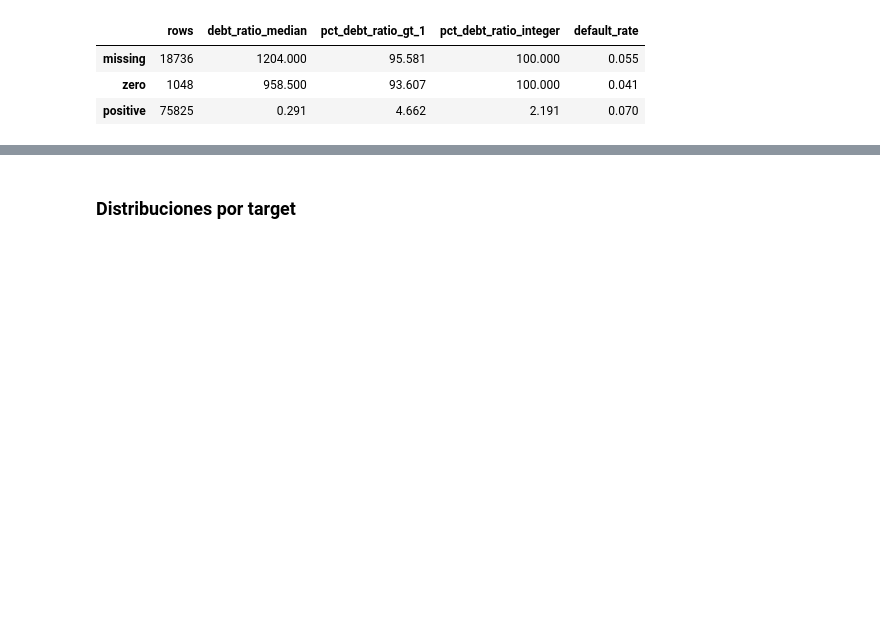
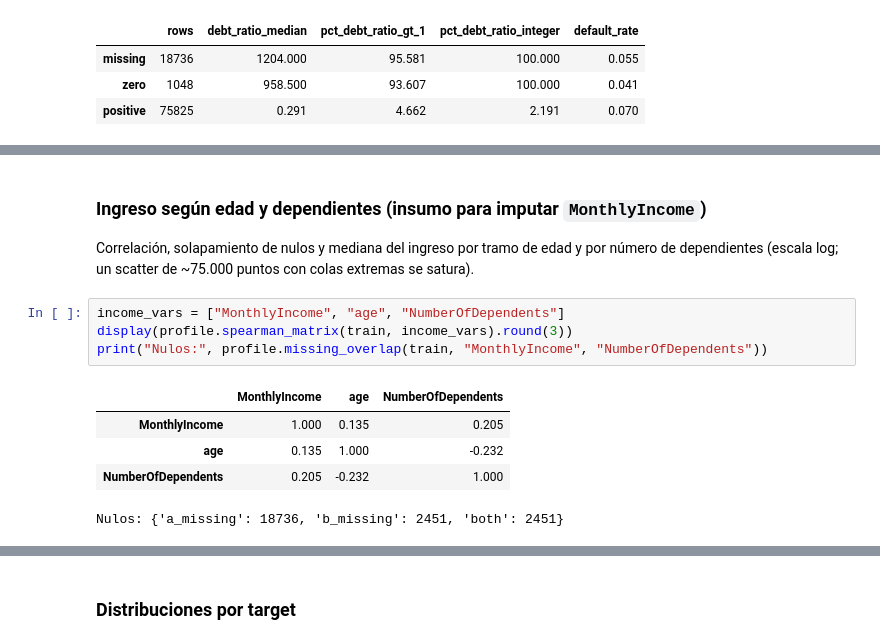
Before and after one commit to marcelamu9/give-me-some-credit, a Jupyter notebook: notebooks/01-eda.ipynb, the cells around one changed output, grey strips where cells are left out. Saved outputs shown, nothing was run; the diff lists cells and outputs as text; blank space fills up the shorter version.

```diff
--- a/notebooks/01-eda.ipynb
+++ b/notebooks/01-eda.ipynb
@@ -249,0 +282,14 @@ display(profile.debt_ratio_by_income_status(train, cfg.target).round(3))
+# %% [markdown]
+### Ingreso según edad y dependientes (insumo para imputar `MonthlyIncome`)
+
+Correlación, solapamiento de nulos y mediana del ingreso por tramo de edad y por número de dependientes (escala log; un scatter de ~75.000 puntos con colas extremas se satura).
+# %%
+income_vars = ["MonthlyIncome", "age", "NumberOfDependents"]
+display(profile.spearman_matrix(train, income_vars).round(3))
+print("Nulos:", profile.missing_overlap(train, "MonthlyIncome", "NumberOfDependents"))
+# %% [output]
+|  | MonthlyIncome | age | NumberOfDependents |
+| MonthlyIncome | 1.000 | 0.135 | 0.205 |
+| age | 0.135 | 1.000 | -0.232 |
+| NumberOfDependents | 0.205 | -0.232 | 1.000 |
+Nulos: {'a_missing': 18736, 'b_missing': 2451, 'both': 2451}
```
Also changed, not shown: parts of 5 cells of this notebook, 9 other files.
